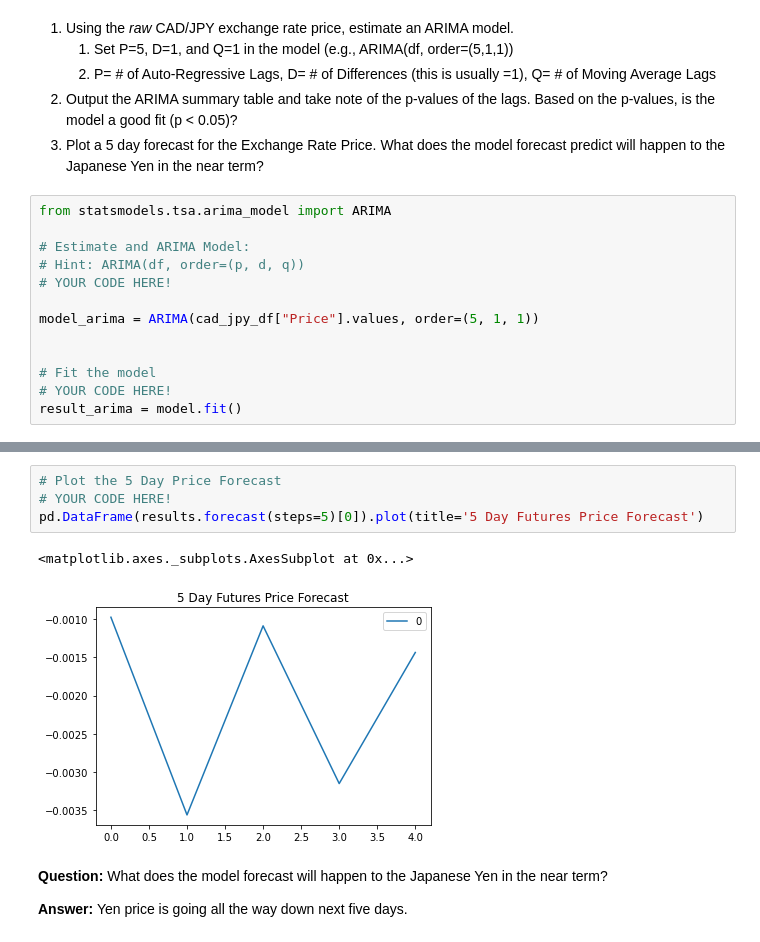
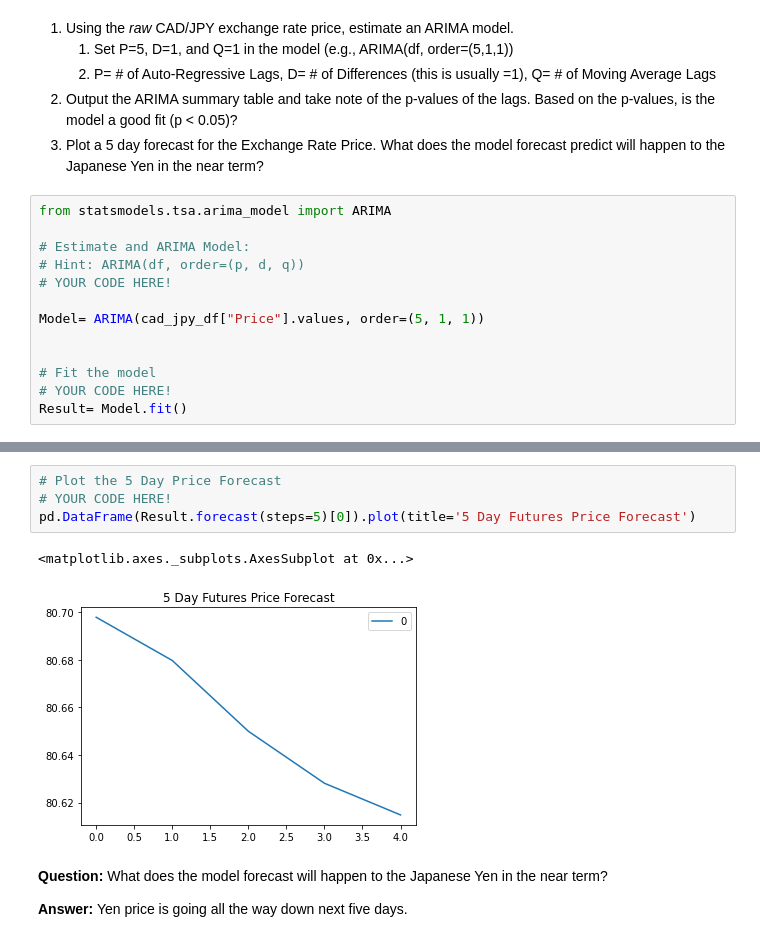
Before and after one commit to mamunrico/Homework_Time-series, a Jupyter notebook: time_series_analysis.ipynb, the cells around one changed output, grey strips where cells are left out. Saved outputs shown, nothing was run; the diff lists cells and outputs as text.

```diff
--- a/time_series_analysis.ipynb
+++ b/time_series_analysis.ipynb
@@ -192,12 +192,12 @@ from statsmodels.tsa.arima_model import ARIMA
 # Hint: ARIMA(df, order=(p, d, q))
 # YOUR CODE HERE!
 
-model_arima = ARIMA(cad_jpy_df["Price"].values, order=(5, 1, 1))
+Model= ARIMA(cad_jpy_df["Price"].values, order=(5, 1, 1))
 
 
 # Fit the model
 # YOUR CODE HERE!
-result_arima = model.fit()
+Result= Model.fit()
 # %%
 # Output model summary results:
 # YOUR CODE HERE!
@@ -224,10 +230,10 @@ Roots
 # %%
 # Plot the 5 Day Price Forecast
 # YOUR CODE HERE!
-pd.DataFrame(results.forecast(steps=5)[0]).plot(title='5 Day Futures Price Forecast')
+pd.DataFrame(Result.forecast(steps=5)[0]).plot(title='5 Day Futures Price Forecast')
 # %% [output]
 <matplotlib.axes._subplots.AxesSubplot at 0x...>
-[figure, old version]
+[figure, new version]
 # %% [markdown]
 **Question:** What does the model forecast will happen to the Japanese Yen in the near term?
 
```
Also changed, not shown: parts of 3 cells of this notebook.
